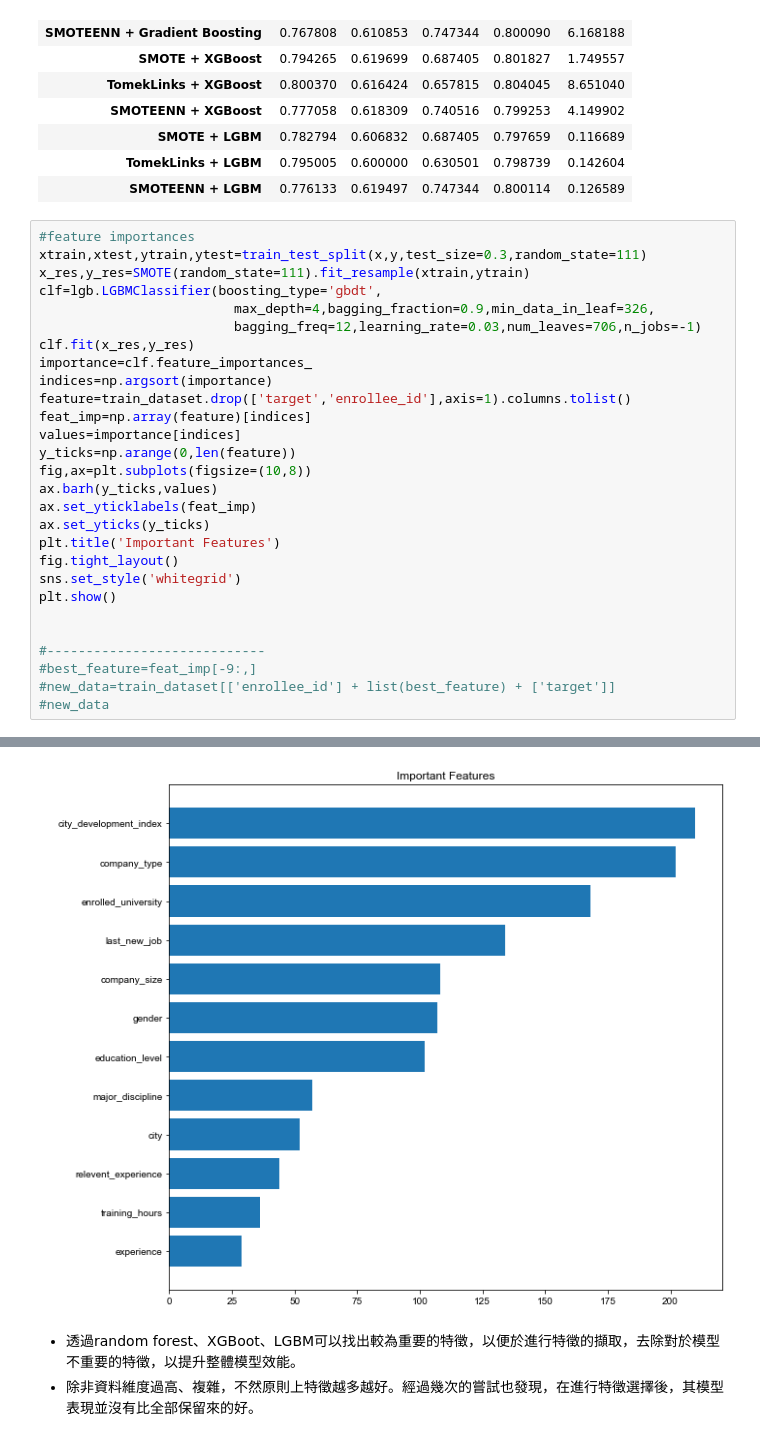
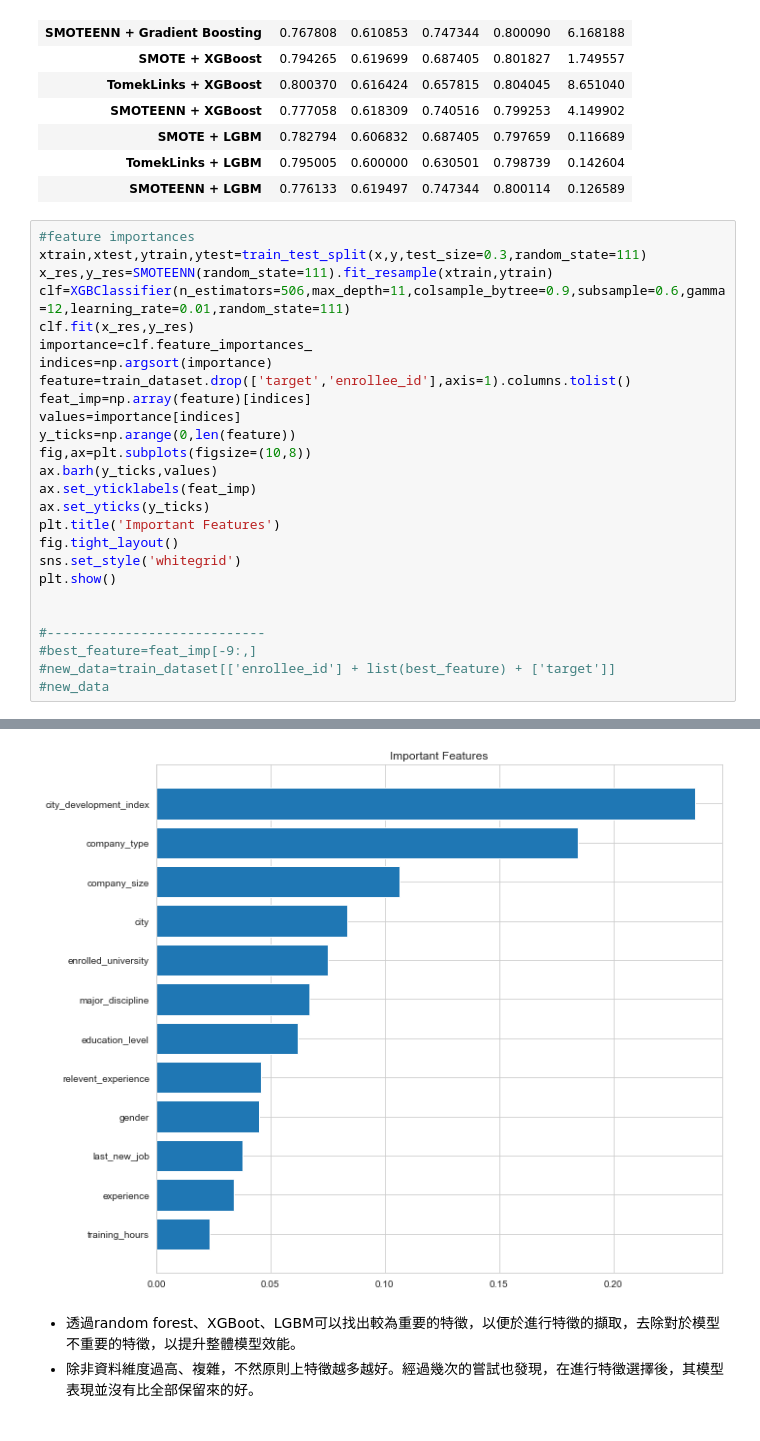
Before and after one commit to jason272727/Side-Project, a Jupyter notebook: Project3_HR.ipynb, the cells around one changed output, grey strips where cells are left out. Saved outputs shown, nothing was run; the diff lists cells and outputs as text.

```diff
--- a/Project3_HR.ipynb
+++ b/Project3_HR.ipynb
@@ -1730,10 +1730,8 @@ Times:0.13
 # %%
 #feature importances
 xtrain,xtest,ytrain,ytest=train_test_split(x,y,test_size=0.3,random_state=111)
-x_res,y_res=SMOTE(random_state=111).fit_resample(xtrain,ytrain)
-clf=lgb.LGBMClassifier(boosting_type='gbdt',
-                         max_depth=4,bagging_fraction=0.9,min_data_in_leaf=326,
-                         bagging_freq=12,learning_rate=0.03,num_leaves=706,n_jobs=-1)
+x_res,y_res=SMOTEENN(random_state=111).fit_resample(xtrain,ytrain)
+clf=XGBClassifier(n_estimators=506,max_depth=11,colsample_bytree=0.9,subsample=0.6,gamma=12,learning_rate=0.01,random_state=111)
 clf.fit(x_res,y_res)
 importance=clf.feature_importances_
 indices=np.argsort(importance)
@@ -1762,4 +1758,4 @@ plt.show()
-[figure, old version]
+[figure, new version]
 # %% [markdown]
 * 透過random forest、XGBoot、LGBM可以找出較為重要的特徵，以便於進行特徵的擷取，去除對於模型不重要的特徵，以提升整體模型效能。
 * 除非資料維度過高、複雜，不然原則上特徵越多越好。經過幾次的嘗試也發現，在進行特徵選擇後，其模型表現並沒有比全部保留來的好。
```
Also changed, not shown: parts of 4 cells of this notebook.
